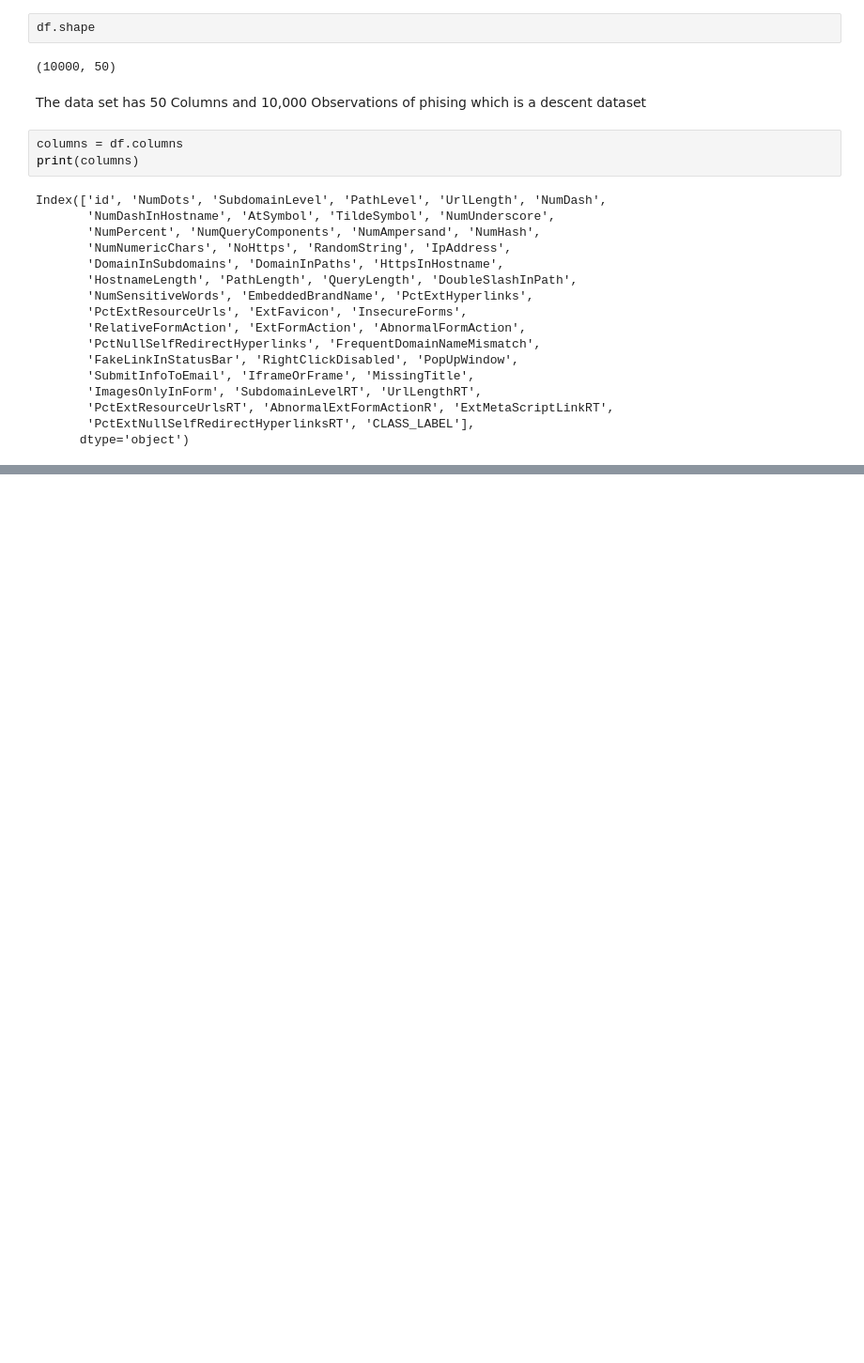
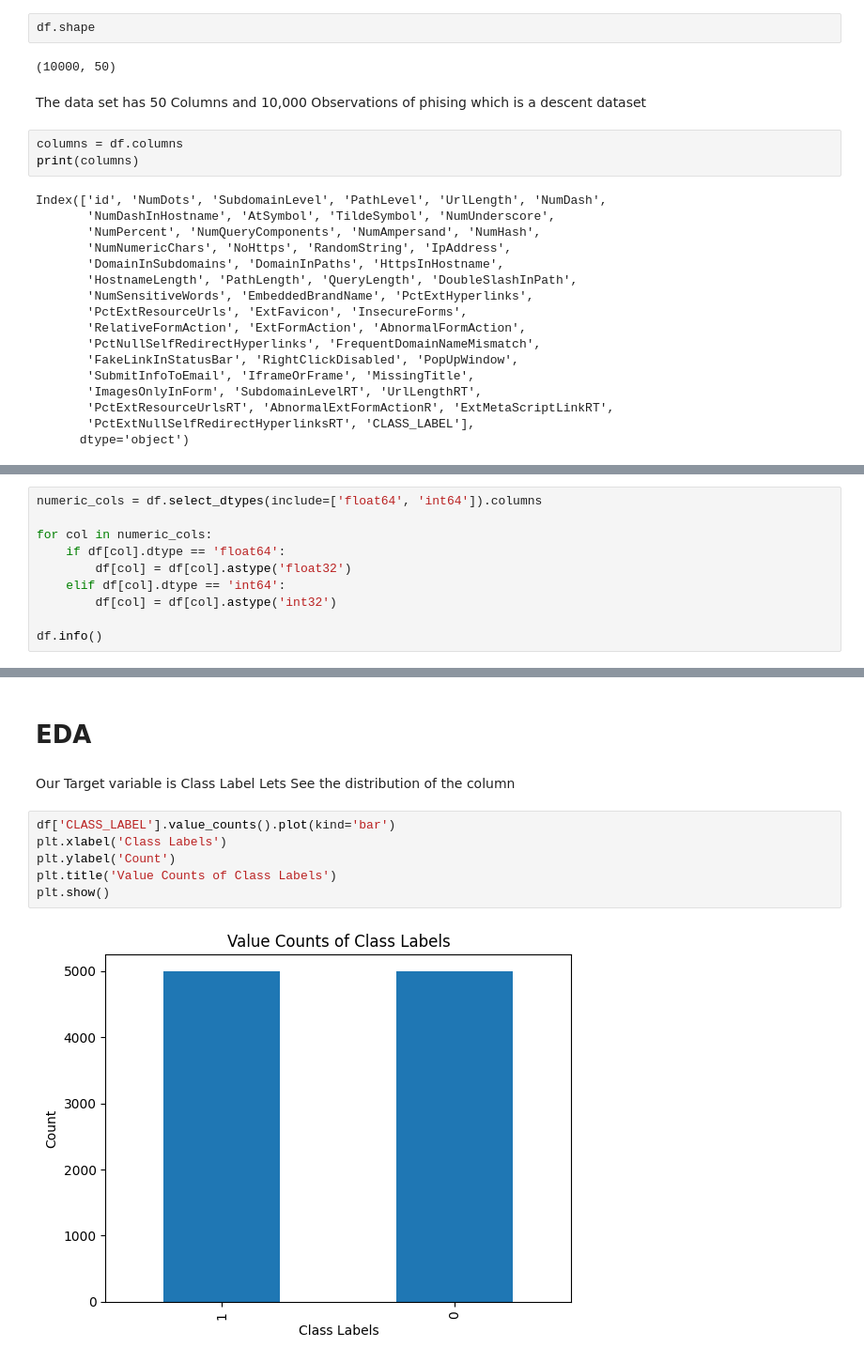
Before and after one commit to koushik2299/Phising-attack-detection, a Jupyter notebook: Phising_attacks.ipynb, the cells around one changed output, grey strips where cells are left out. Shown: that part at 94% size. Drawn from its saved outputs; the diff is of its cells as text; blank space fills up the shorter version.

```diff
--- a/Phising_attacks.ipynb
+++ b/Phising_attacks.ipynb
@@ -67,0 +73,10 @@ Index(['id', 'NumDots', 'SubdomainLevel', 'PathLevel', 'UrlLength', 'NumDash',
+# %%
+numeric_cols = df.select_dtypes(include=['float64', 'int64']).columns
+
+for col in numeric_cols:
+    if df[col].dtype == 'float64':
+        df[col] = df[col].astype('float32')
+    elif df[col].dtype == 'int64':
+        df[col] = df[col].astype('int32')
+
+df.info()
@@ -67,0 +167,12 @@ Index(['id', 'NumDots', 'SubdomainLevel', 'PathLevel', 'UrlLength', 'NumDash',
+# %% [markdown]
+# **EDA**
+# %% [markdown]
+Our Target variable is Class Label Lets See the distribution of the column
+# %%
+df['CLASS_LABEL'].value_counts().plot(kind='bar')
+plt.xlabel('Class Labels')
+plt.ylabel('Count')
+plt.title('Value Counts of Class Labels')
+plt.show()
+# %% [output]
+[figure, added]
```
Also changed, not shown: parts of 16 cells of this notebook.
